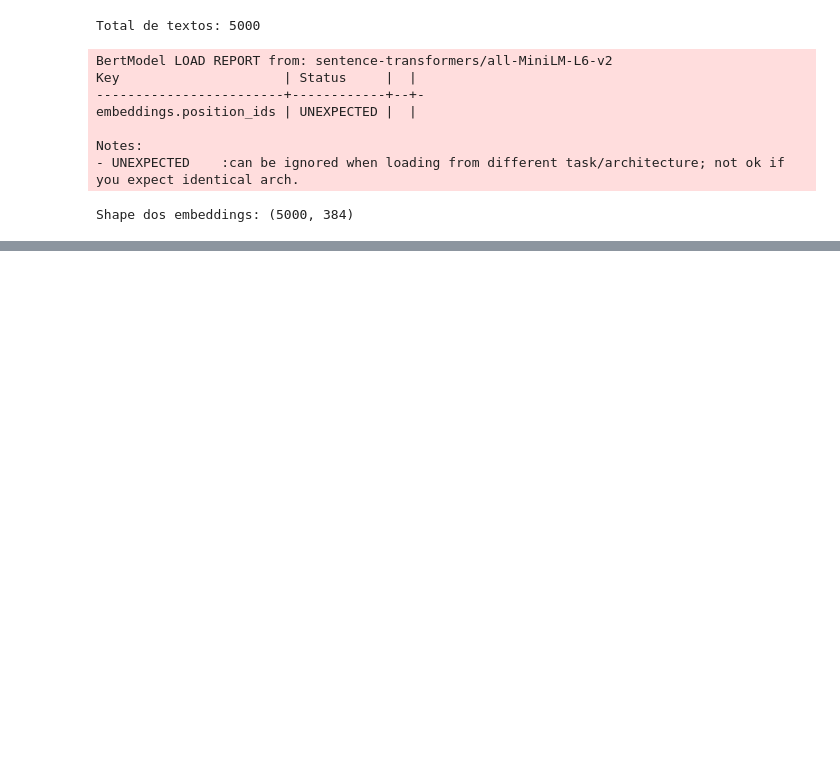
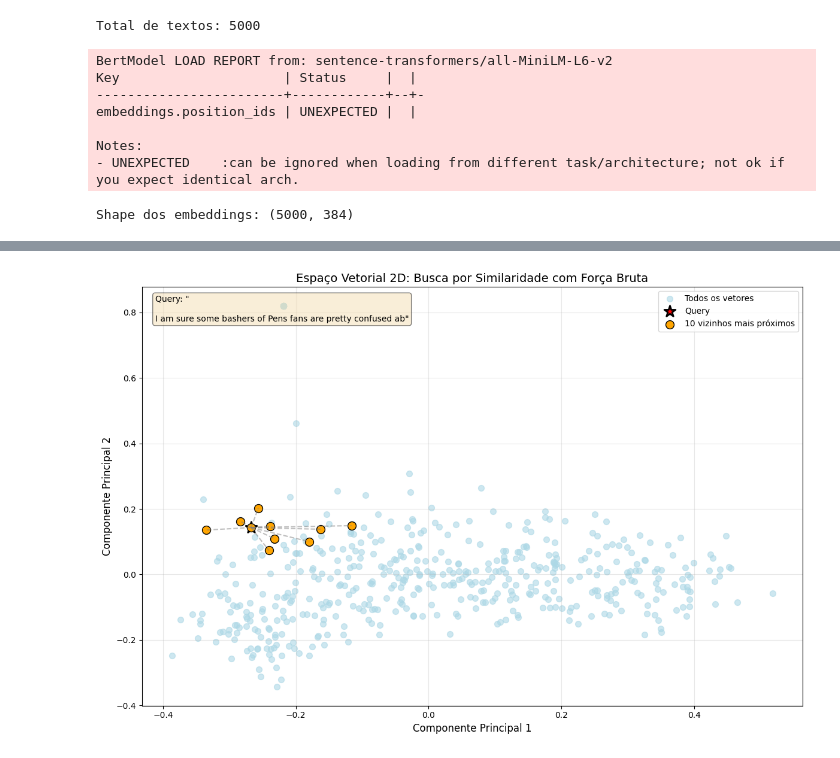
Before and after one commit to Zer0G0ld/artigo_busca_vetorial_forca_bruta, a Jupyter notebook: artigo_busca_vetorial_forca_bruta.ipynb, the cells around one changed output, grey strips where cells are left out. Drawn from its saved outputs; the diff is of its cells as text; code cells hidden in the pictures; blank space fills up the shorter version.

```diff
--- a/artigo_busca_vetorial_forca_bruta.ipynb
+++ b/artigo_busca_vetorial_forca_bruta.ipynb
@@ -130,7 +154,7 @@ from sklearn.decomposition import PCA
 # Reduzir para 2D (usando um subconjunto para não ficar lento)
 n_viz = 500  # Número de pontos para visualizar
 embeddings_subset = embeddings[:n_viz]
-frases_subset = frases[:n_viz]
+frases_subset = textos[:n_viz]
 
 pca = PCA(n_components=2)
 embeddings_2d = pca.fit_transform(embeddings_subset)
@@ -151,33 +175,35 @@ plt.scatter(embeddings_2d[:, 0], embeddings_2d[:, 1],
            c='lightblue', alpha=0.6, s=50, label='Todos os vetores')
 
 # Query em destaque
 plt.scatter(query_2d[:, 0], query_2d[:, 1],
            c='red', s=200, marker='*', label='Query', edgecolors='black', linewidth=2)
 
 # Vizinhos mais próximos
 vizinhos_2d = embeddings_2d[viz_indices]
 plt.scatter(vizinhos_2d[:, 0], vizinhos_2d[:, 1],
            c='orange', s=100, label=f'{len(viz_indices)} vizinhos mais próximos',
            edgecolors='black', linewidth=1)
 
 # Linhas conectando query aos vizinhos
 for viz in vizinhos_2d:
     plt.plot([query_2d[0, 0], viz[0]], [query_2d[0, 1], viz[1]],
             'gray', linestyle='--', alpha=0.5)
 
 plt.xlabel('Componente Principal 1', fontsize=12)
 plt.ylabel('Componente Principal 2', fontsize=12)
 plt.title('Espaço Vetorial 2D: Busca por Similaridade com Força Bruta', fontsize=14)
 plt.legend()
 plt.grid(True, alpha=0.3)
 
 # Mostrar frase da query
 plt.text(0.02, 0.98, f'Query: "{frases_subset[query_idx][:60]}"',
          transform=plt.gca().transAxes, fontsize=10,
          verticalalignment='top', bbox=dict(boxstyle='round', facecolor='wheat', alpha=0.5))
 
 plt.tight_layout()
 plt.show()
+# %% [output]
+[figure, added]
 # %%
 # Projeção para bases maiores
 Ns_teorico = [1000, 10000, 100000, 1000000, 10000000]
```
Also changed, not shown: parts of 5 cells of this notebook.
